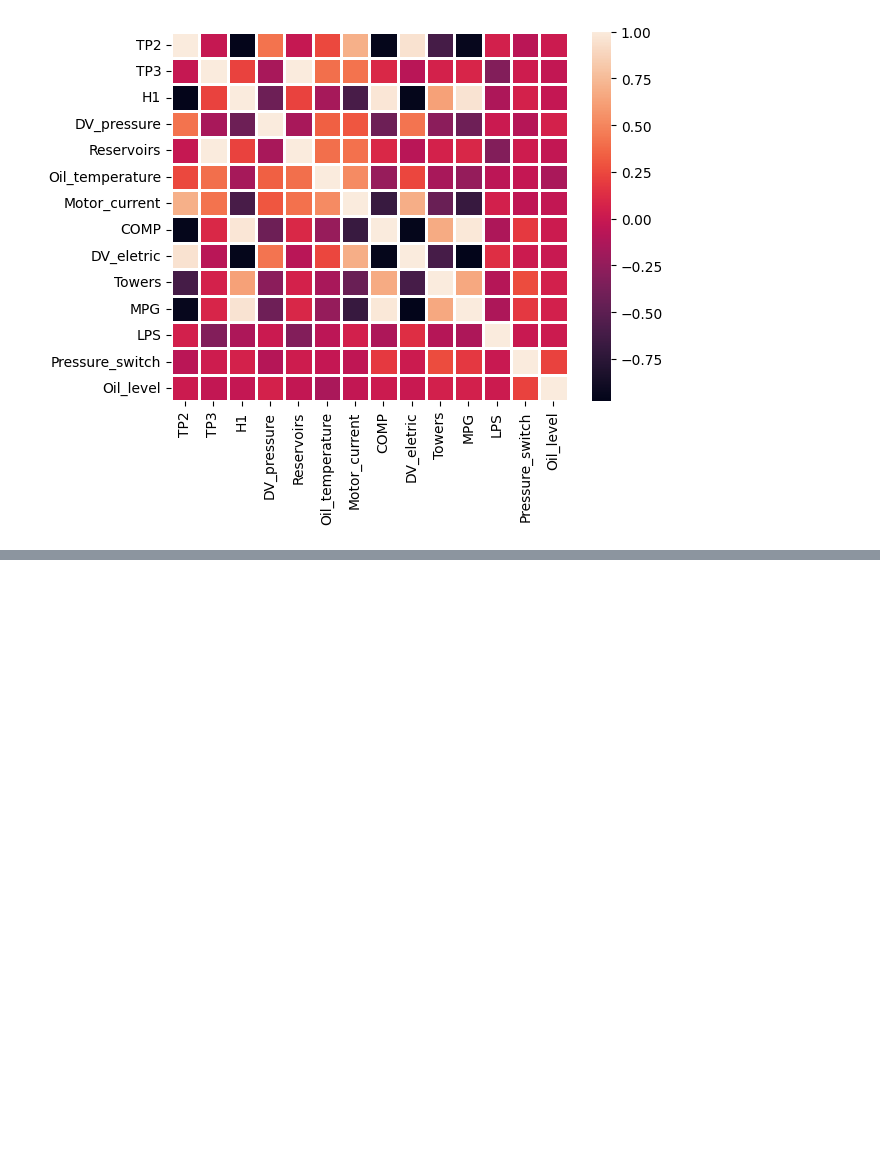
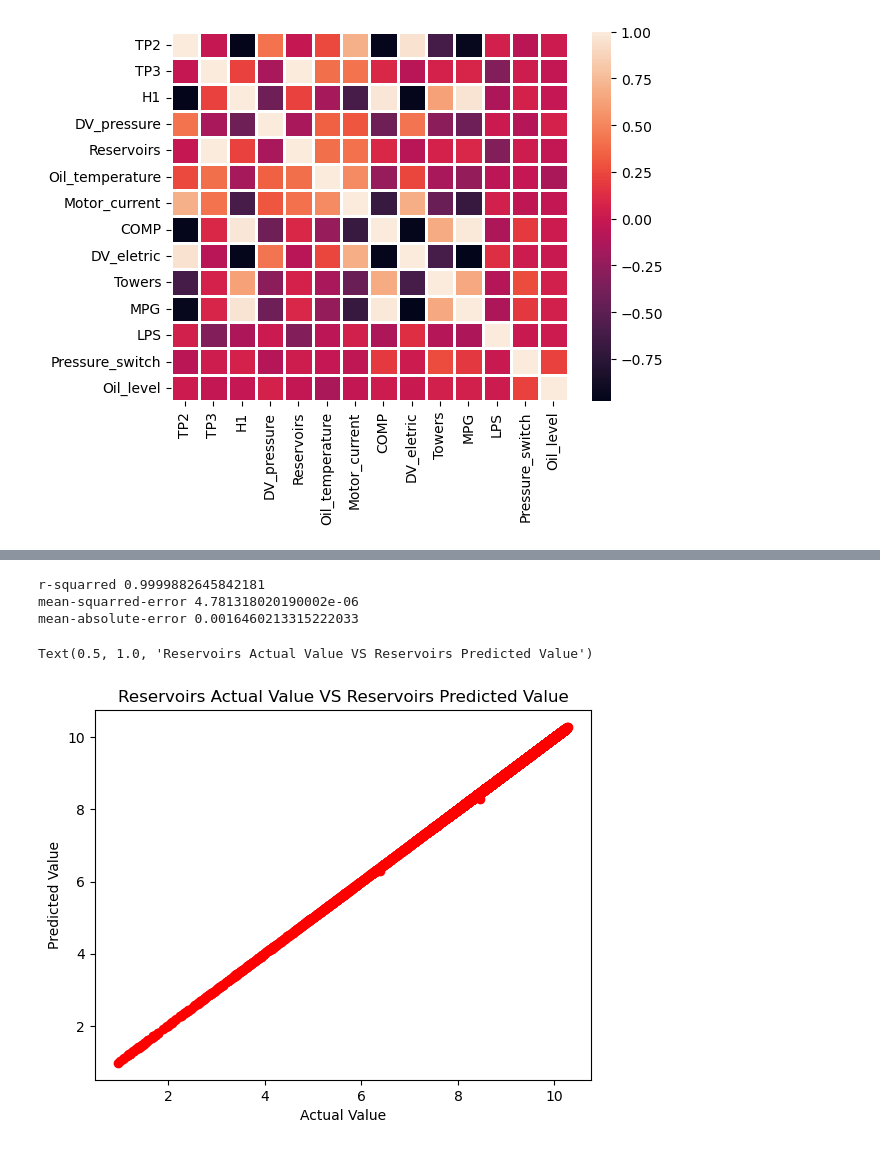
Before and after one commit to Maulik2493/IT496-T18, a Jupyter notebook: 202101019_Harshil_Patel/202101019_Harshil_Patel.ipynb, the cells around one changed output, grey strips where cells are left out. Cells and saved outputs as stored; diff of their text form; code cells hidden in the pictures; blank space fills up the shorter version.

Commit message:
Update-2 Model_training , Different Plotes

```diff
--- a/202101019_Harshil_Patel/202101019_Harshil_Patel.ipynb
+++ b/202101019_Harshil_Patel/202101019_Harshil_Patel.ipynb
@@ -68,0 +142,43 @@ plt.scatter(x2,y2)
+# %%
+from sklearn.model_selection import train_test_split
+from sklearn.linear_model import LinearRegression as lr
+
+X1 = df[["TP2","TP3"]]   # Independent Variables
+Y1 =  df["Reservoirs"]  # Dependent Variable / Target Variable
+
+X_train1 , X_test1 , Y_train1 , Y_test1 = train_test_split(X1,Y1,test_size = 0.2 , random_state = 42)
+# %%
+
+
+model = lr()
+
+model.fit(X_train1 , Y_train1)
+
+Y_pred1 = model.predict(X_test1)
+# %%
+from sklearn.metrics import r2_score as re, mean_squared_error as mse, mean_absolute_error as mae
+
+r_squarred1 = re(Y_test1,Y_pred1)
+
+MSE1 = mse(Y_test1,Y_pred1)
+
+MAE1 = mae(Y_test1,Y_pred1)
+
+print("r-squarred",r_squarred1)
+
+print("mean-squarred-error",MSE1)
+
+print("mean-absolute-error",MAE1)
+# %% [output]
+r-squarred 0.9999882645842181
+mean-squarred-error 4.781318020190002e-06
+mean-absolute-error 0.0016460213315222033
+# %%
+plt.scatter(Y_test1,Y_pred1,c = 'red')
+
+plt.xlabel("Actual Value")
+plt.ylabel("Predicted Value")
+plt.title("Reservoirs Actual Value VS Reservoirs Predicted Value")
+# %% [output]
+Text(0.5, 1.0, 'Reservoirs Actual Value VS Reservoirs Predicted Value')
+[figure, added]
```
Also changed, not shown: parts of 10 cells of this notebook.
